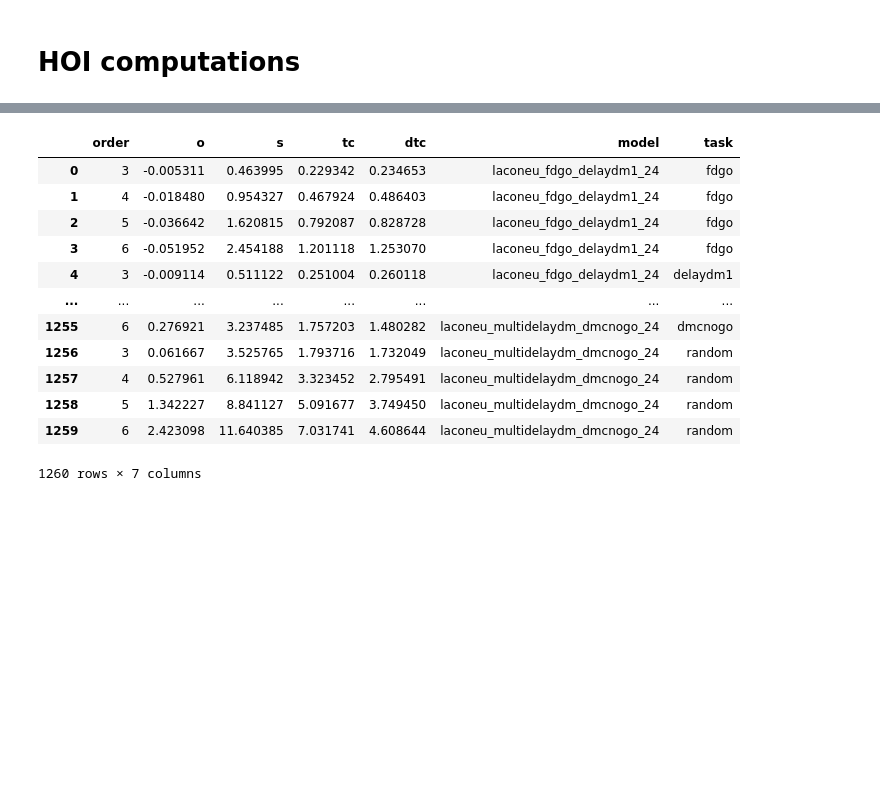
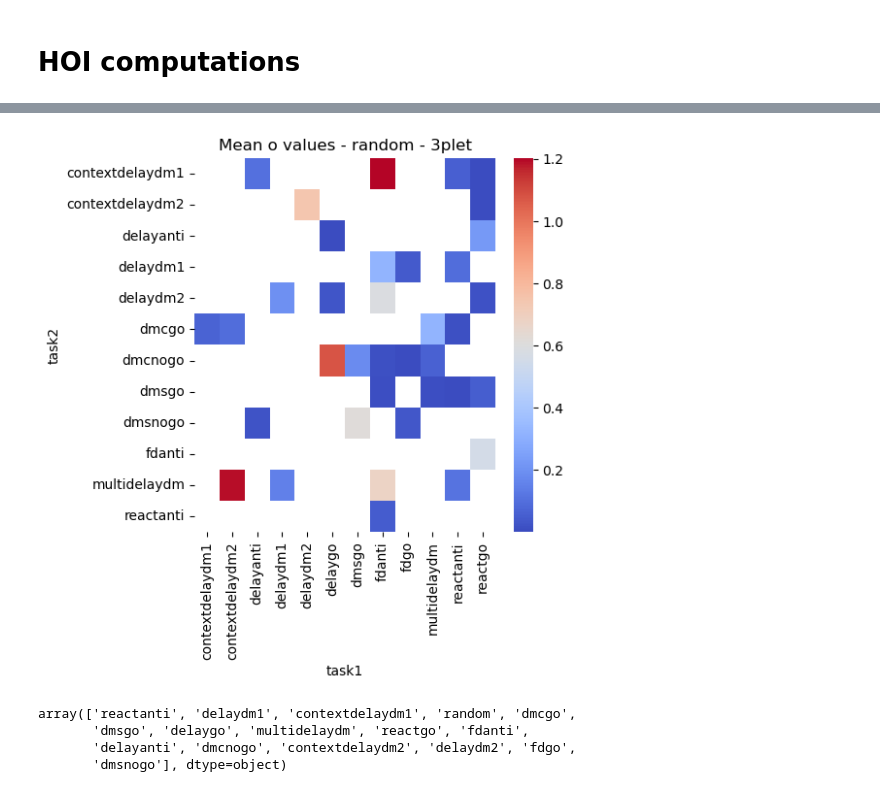
Before and after one commit to SalvadorCalanni/LACONEU25_group_project, a Jupyter notebook: Ori_repo_and_data/pipeline24.ipynb, the cells around one changed output, grey strips where cells are left out. Saved outputs shown, nothing was run; the diff lists cells and outputs as text; code cells hidden in the pictures; blank space fills up the shorter version.

```diff
--- a/Ori_repo_and_data/pipeline24.ipynb
+++ b/Ori_repo_and_data/pipeline24.ipynb
@@ -179,0 +319,6 @@ concatenated_meanhoi.to_csv('concatenated_meanhoi_trimmed_24_3_6.csv')
+# %%
+import pandas as pd
+import matplotlib.pyplot as plt
+import seaborn as sns
+#load concatenated dataframe
+concatenated_meanhoi = pd.read_csv('concatenated_meanhoi_trimmed_24_8.csv')
@@ -180,16 +329,20 @@ concatenated_meanhoi.to_csv('concatenated_meanhoi_trimmed_24_3_6.csv')
+# %%
+# single heatmap example with random and order 3
+
+subselect_meanhoi = concatenated_meanhoi[(concatenated_meanhoi['order'] == 3) & (concatenated_meanhoi['task'] == 'random')]
+# Create a pivot table with tasks list as the order reference
+pivot_table = subselect_meanhoi.pivot(index='task2', columns='task1', values='o')#.reindex(index=tasks, columns=tasks)
+
+plt.figure(figsize=(5, 5))
+sns.heatmap(pivot_table, cmap='coolwarm')#, cbar_kws={'label': 'o'}), annot=True
+plt.title('Mean o values - random - 3plet')
+plt.show()
+# %% [output]
+[figure, added]
 # %%
-concatenated_meanhoi
+concatenated_meanhoi.task.unique()
 # %% [output]
-|  | order | o | s | tc | dtc | model | task |
-| 0 | 3 | -0.005311 | 0.463995 | 0.229342 | 0.234653 | laconeu_fdgo_delaydm1_24 | fdgo |
-| 1 | 4 | -0.018480 | 0.954327 | 0.467924 | 0.486403 | laconeu_fdgo_delaydm1_24 | fdgo |
-| 2 | 5 | -0.036642 | 1.620815 | 0.792087 | 0.828728 | laconeu_fdgo_delaydm1_24 | fdgo |
-| 3 | 6 | -0.051952 | 2.454188 | 1.201118 | 1.253070 | laconeu_fdgo_delaydm1_24 | fdgo |
-| 4 | 3 | -0.009114 | 0.511122 | 0.251004 | 0.260118 | laconeu_fdgo_delaydm1_24 | delaydm1 |
-| ... | ... | ... | ... | ... | ... | ... | ... |
-| 1255 | 6 | 0.276921 | 3.237485 | 1.757203 | 1.480282 | laconeu_multidelaydm_dmcnogo_24 | dmcnogo |
-| 1256 | 3 | 0.061667 | 3.525765 | 1.793716 | 1.732049 | laconeu_multidelaydm_dmcnogo_24 | random |
-| 1257 | 4 | 0.527961 | 6.118942 | 3.323452 | 2.795491 | laconeu_multidelaydm_dmcnogo_24 | random |
-| 1258 | 5 | 1.342227 | 8.841127 | 5.091677 | 3.749450 | laconeu_multidelaydm_dmcnogo_24 | random |
-| 1259 | 6 | 2.423098 | 11.640385 | 7.031741 | 4.608644 | laconeu_multidelaydm_dmcnogo_24 | random |
-1260 rows × 7 columns
+array(['reactanti', 'delaydm1', 'contextdelaydm1', 'random', 'dmcgo',
+       'dmsgo', 'delaygo', 'multidelaydm', 'reactgo', 'fdanti',
+       'delayanti', 'dmcnogo', 'contextdelaydm2', 'delaydm2', 'fdgo',
+       'dmsnogo'], dtype=object)
```
Also changed, not shown: parts of 17 cells of this notebook, 1 other file.
